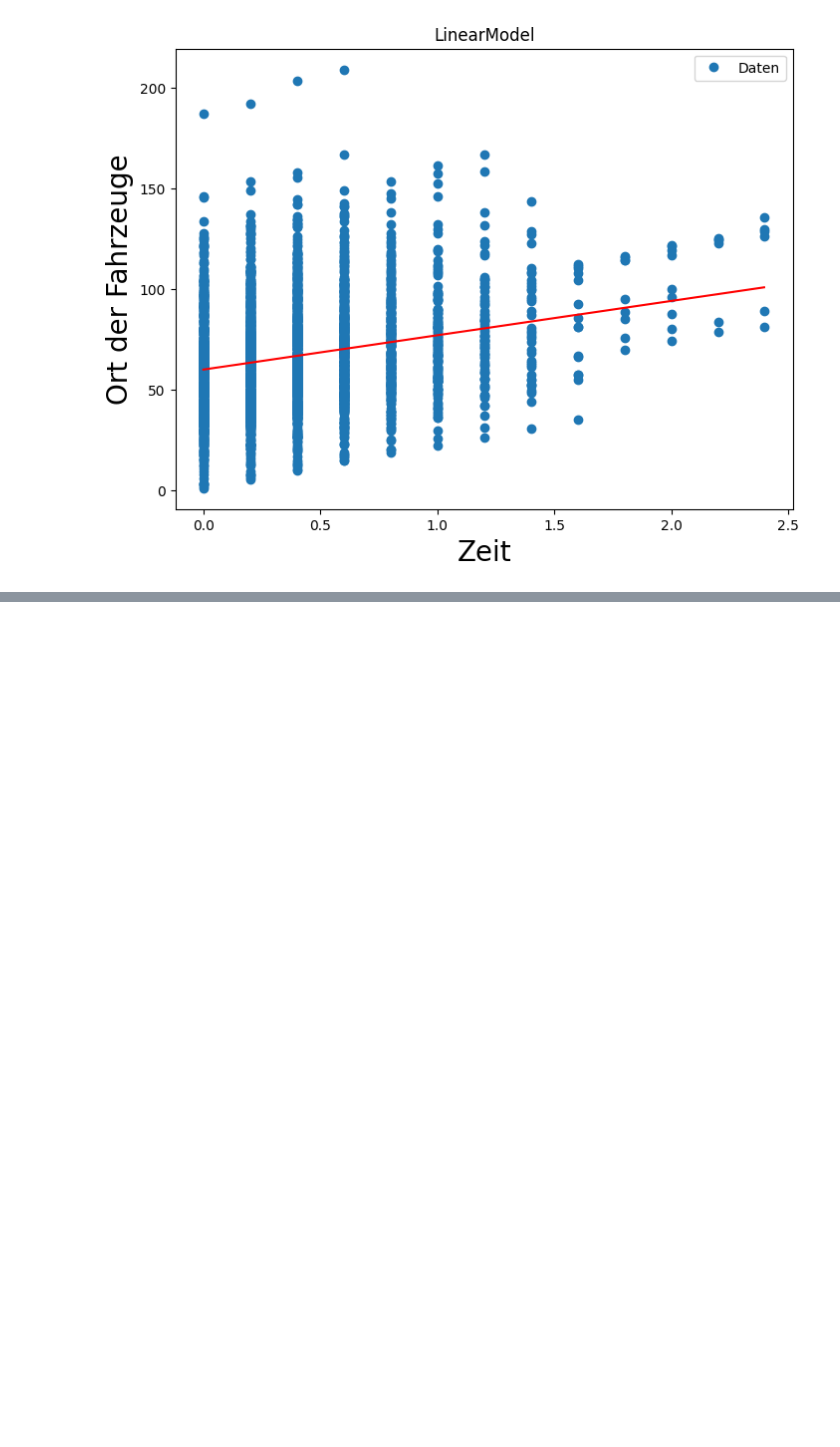
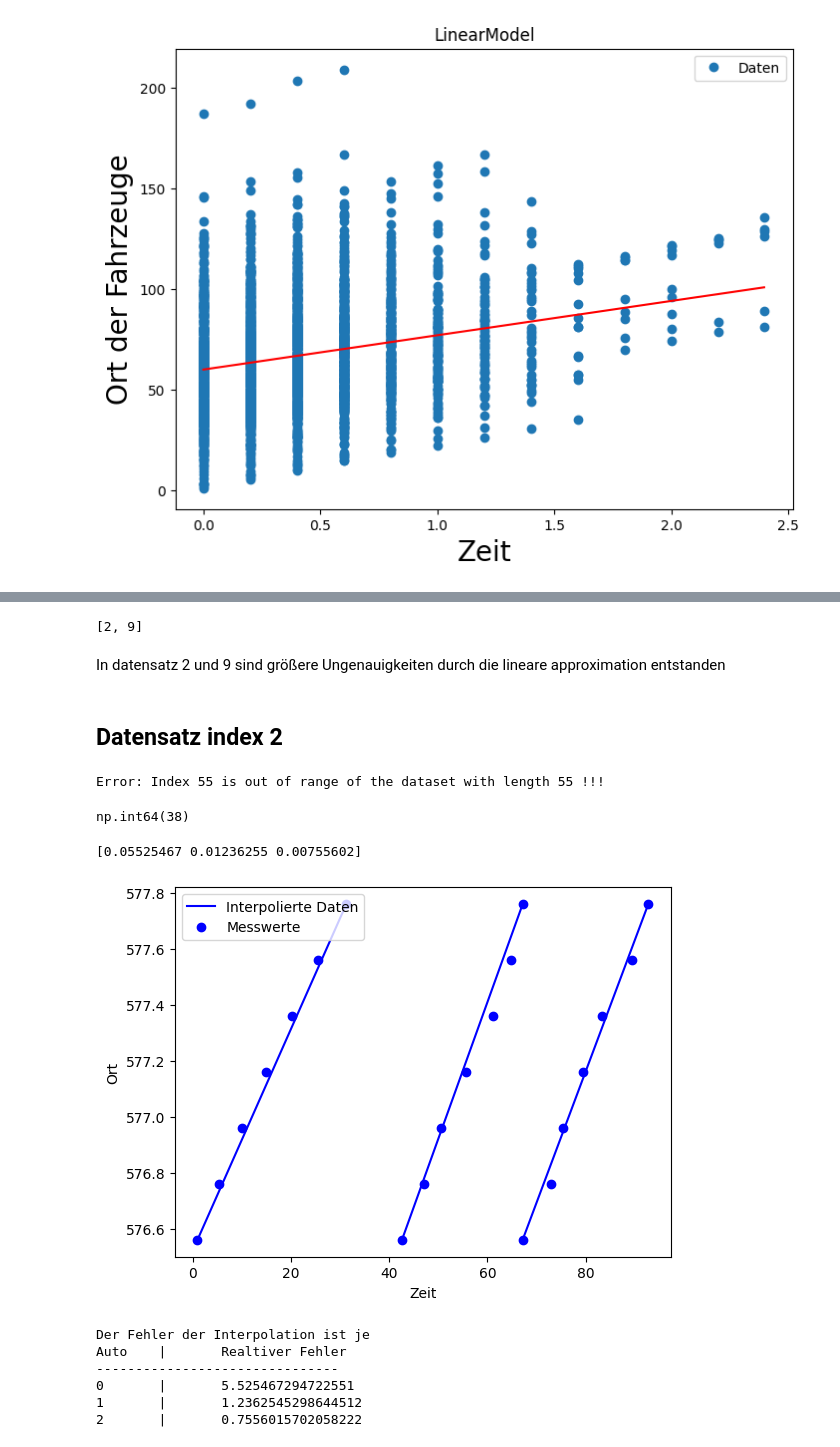
Before and after one commit to TimLockstedt/Opt1, a Jupyter notebook: Interpolation_Tim.ipynb, the cells around one changed output, grey strips where cells are left out. Saved outputs shown, nothing was run; the diff lists cells and outputs as text; code cells hidden in the pictures; blank space fills up the shorter version.

```diff
--- a/Interpolation_Tim.ipynb
+++ b/Interpolation_Tim.ipynb
@@ -183,0 +324,63 @@ plt.show()
+# %%
+index = []
+for i, mask in enumerate(masks):
+    if np.sum(mask) > 0:
+        index.append(i)
+index
+# %% [output]
+[2, 9]
+# %% [markdown]
+In datensatz 2 und 9 sind größere Ungenauigkeiten durch die lineare approximation entstanden
+# %% [markdown]
+## Datensatz index 2
+# %%
+test = data_class(filenames[2])
+test.LinInterplation(dt) # mit dt schrittweite, denn Datensatz interpolieren
+mask_approx = np.zeros(test.get_len(), bool)
+
+for i in range(len(mask_approx)):
+	mask_approx[i] = np.any(test.get_ItError() >= 0.05)
+	test.next_dataset() # Nächster Datensatz
+	test.LinInterplation(dt)
+np.where(mask_approx == True)[0][0]
+# %% [output]
+Error: Index 55 is out of range of the dataset with length 55 !!!
+np.int64(38)
+# %%
+from opt_lib import *
+# Parameter definieren
+dt = 0.001
+L = 3
+v_max = 20
+
+test = data_class(filenames[2])
+test.next_dataset(np.where(mask_approx == True)[0][0]) # Nächster Datensatz
+test.LinInterplation(dt) # mit dt schrittweite, denn Datensatz interpolieren
+print(test.test_interpolation(dt)) # durchschnittlicher Fehler der Interpolation abfragen
+test.switch_iteration()
+# Visualisieren
+from matplotlib import pyplot as plt
+plt.plot(test.get_x()[0,:], test.get_t(), color = "blue")
+plt.plot(test.get_x()[1,:], test.get_t(), color = "blue")
+plt.plot(test.get_x()[2,:], test.get_t(), color = "blue", label = "Interpolierte Daten")
+plt.plot(test.get_xIt()[0,:], test.get_tIt(), "o", color = "blue")
+plt.plot(test.get_xIt()[1,:], test.get_tIt(), "o", color = "blue")
+plt.plot(test.get_xIt()[2,:], test.get_tIt(), "o", color = "blue", label = "Messwerte")
+plt.legend()
+plt.xlabel("Zeit")
+plt.ylabel("Ort")
+plt.show()
+print(f"Der Fehler der Interpolation ist je")
+print("Auto\t|\tRealtiver Fehler")
+print("-------------------------------")
+for i, err in enumerate(test.get_ItError()):
+    print(f"{i}\t|\t{err*100}")
+# %% [output]
+[0.05525467 0.01236255 0.00755602]
+[figure, added]
+Der Fehler der Interpolation ist je
+Auto    |       Realtiver Fehler
+-------------------------------
+0       |       5.525467294722551
+1       |       1.2362545298644512
+2       |       0.7556015702058222
```
Also changed, not shown: parts of 13 cells of this notebook, 2 other files.
